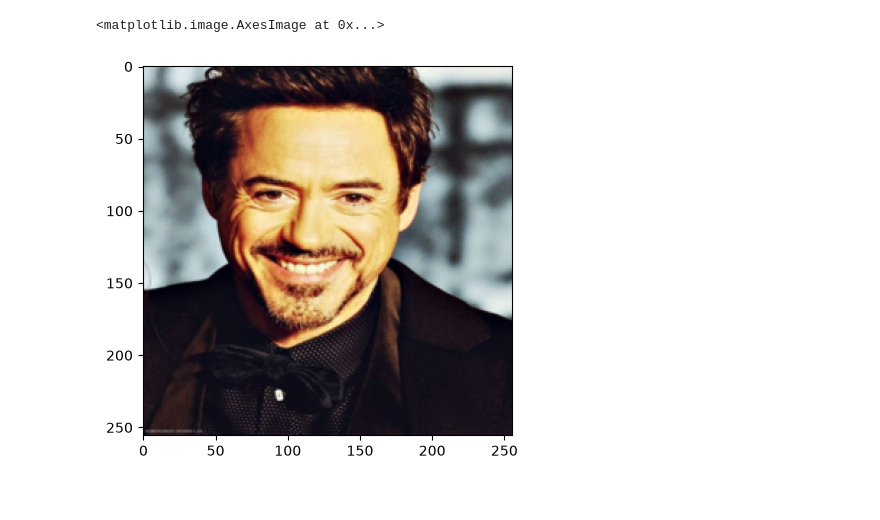
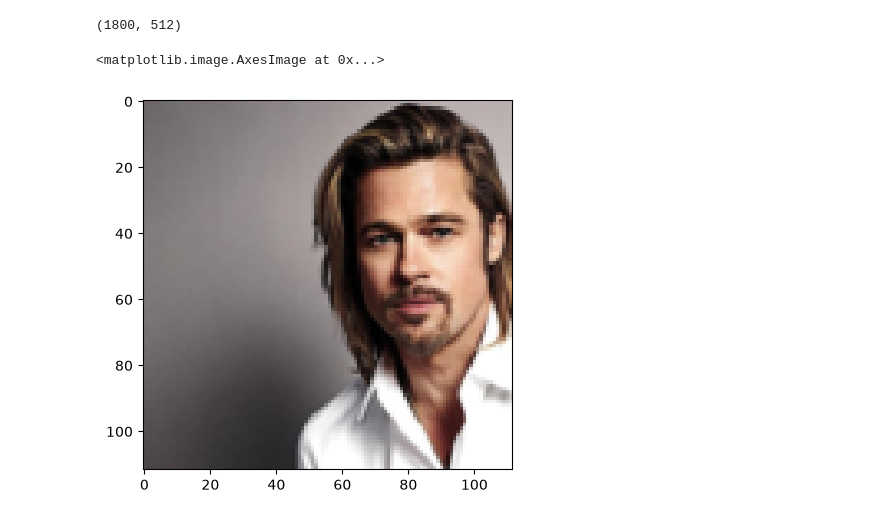
Before and after one commit to BombasticFantastik/ZekNet, a Jupyter notebook: embedder.ipynb, the cells around one changed output. Cells and saved outputs as stored; diff of their text form; code cells hidden in the pictures.

```diff
--- a/embedder.ipynb
+++ b/embedder.ipynb
@@ -32,7 +80,7 @@ class TestDataset(Dataset):
         super().__init__()
 
         self.trans=transforms.Compose([
-            transforms.Resize((256,256)),
+            transforms.Resize((112,112)),
             transforms.ToTensor()
         ])
 
@@ -82 +133,5 @@ for batch in tqdm(test_dataloader):
+# %%
+embendings.shape
+# %% [output]
+(1800, 512)
 # %%
@@ -85,8 +140,8 @@ embendings=embendings.reshape(-1,512)
 indexer=faiss.IndexFlatL2(512)
 indexer.add(embendings)#добавляем базу
 # %%
-plt.imshow(test_data[735].permute(1,2,0))
+plt.imshow(test_data[500].permute(1,2,0))
 # %% [output]
 <matplotlib.image.AxesImage at 0x...>
-[figure, old version]
+[figure, new version]
 # %%
```
Also changed, not shown: parts of 14 cells of this notebook.
